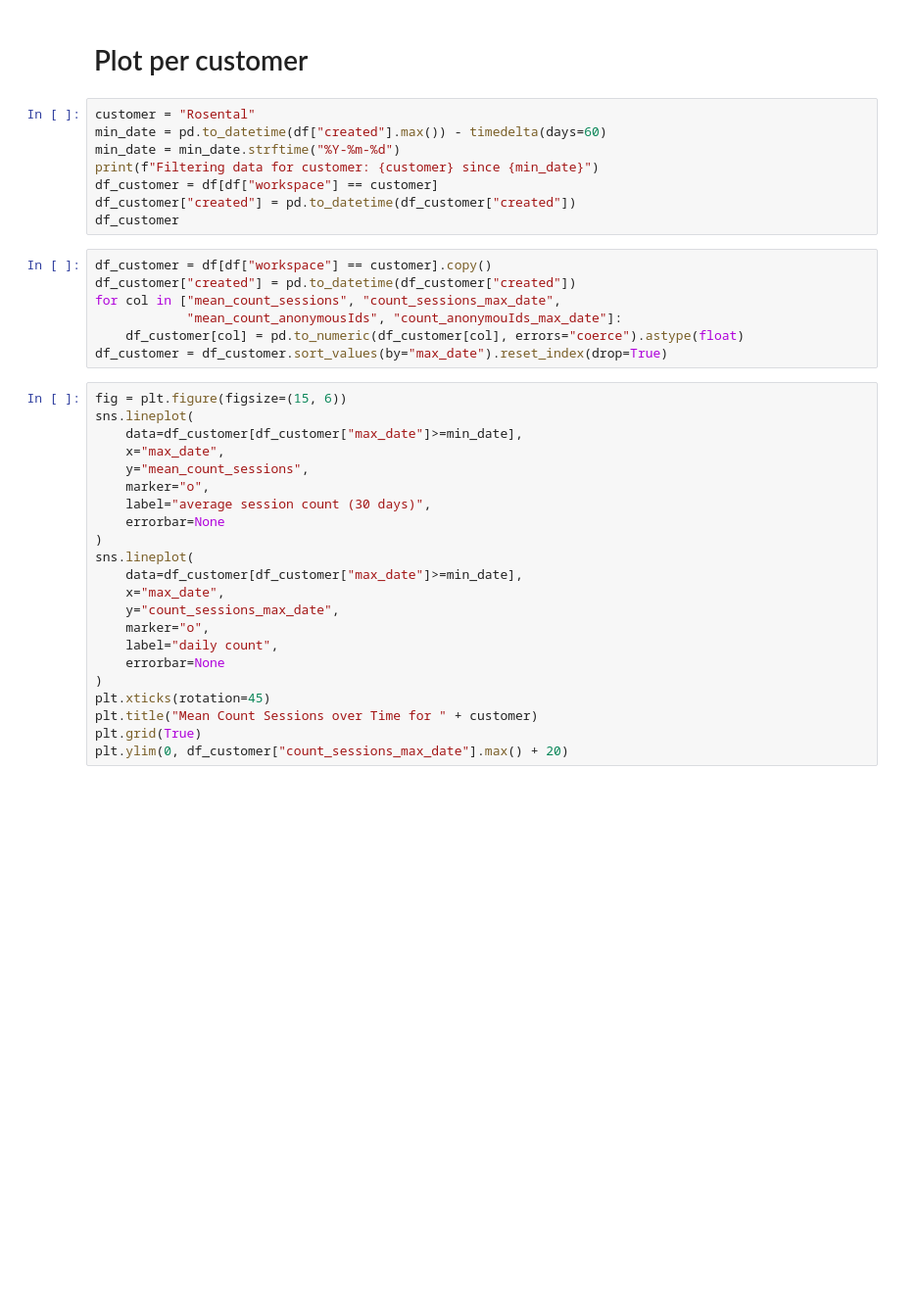
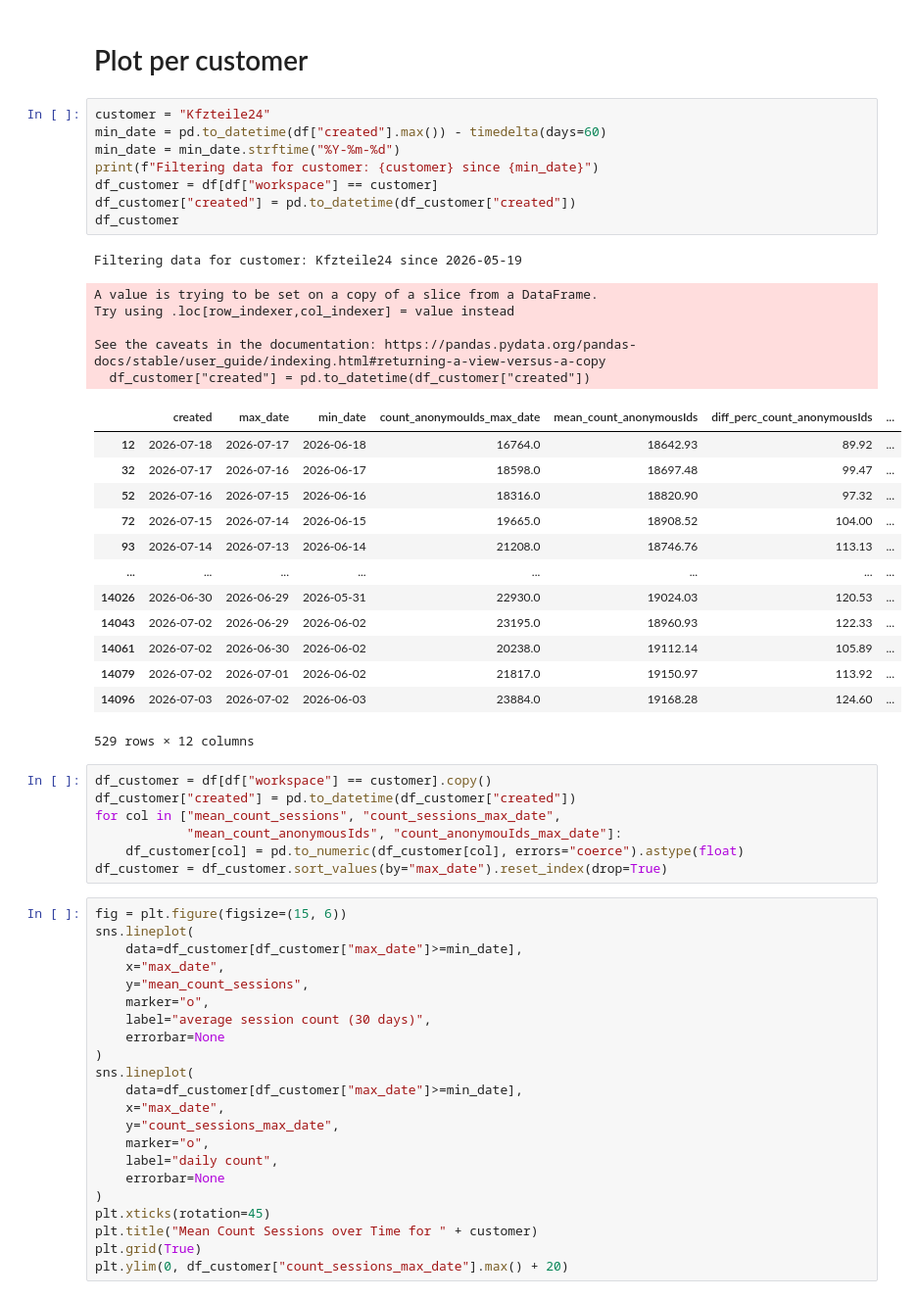
Before and after one commit to KaroPy/evaluation-and-execution-scripts, a Jupyter notebook: DataChecks/datashift/check_datashift.ipynb, the cells around one changed output. Shown at 98% size. Cells and saved outputs as stored; diff of their text form; blank space fills up the shorter version.

```diff
--- a/DataChecks/datashift/check_datashift.ipynb
+++ b/DataChecks/datashift/check_datashift.ipynb
@@ -50,13 +143,33 @@ df
 # %% [markdown]
 # Plot per customer
 # %%
-customer = "Rosental"
+customer = "Kfzteile24"
 min_date = pd.to_datetime(df["created"].max()) - timedelta(days=60)
 min_date = min_date.strftime("%Y-%m-%d")
 print(f"Filtering data for customer: {customer} since {min_date}")
 df_customer = df[df["workspace"] == customer]
 df_customer["created"] = pd.to_datetime(df_customer["created"])
 df_customer
+# %% [output]
+Filtering data for customer: Kfzteile24 since 2026-05-19
+A value is trying to be set on a copy of a slice from a DataFrame.
+Try using .loc[row_indexer,col_indexer] = value instead
+
+See the caveats in the documentation: https://pandas.pydata.org/pandas-docs/stable/user_guide/indexing.html#returning-a-view-versus-a-copy
+  df_customer["created"] = pd.to_datetime(df_customer["created"])
+|  | created | max_date | min_date | count_anonymouIds_max_date | mean_count_anonymousIds | diff_perc_count_anonymousIds | ... |
+| 12 | 2026-07-18 | 2026-07-17 | 2026-06-18 | 16764.0 | 18642.93 | 89.92 | ... |
+| 32 | 2026-07-17 | 2026-07-16 | 2026-06-17 | 18598.0 | 18697.48 | 99.47 | ... |
+| 52 | 2026-07-16 | 2026-07-15 | 2026-06-16 | 18316.0 | 18820.90 | 97.32 | ... |
+| 72 | 2026-07-15 | 2026-07-14 | 2026-06-15 | 19665.0 | 18908.52 | 104.00 | ... |
+| 93 | 2026-07-14 | 2026-07-13 | 2026-06-14 | 21208.0 | 18746.76 | 113.13 | ... |
+| ... | ... | ... | ... | ... | ... | ... | ... |
+| 14026 | 2026-06-30 | 2026-06-29 | 2026-05-31 | 22930.0 | 19024.03 | 120.53 | ... |
+| 14043 | 2026-07-02 | 2026-06-29 | 2026-06-02 | 23195.0 | 18960.93 | 122.33 | ... |
+| 14061 | 2026-07-02 | 2026-06-30 | 2026-06-02 | 20238.0 | 19112.14 | 105.89 | ... |
+| 14079 | 2026-07-02 | 2026-07-01 | 2026-06-02 | 21817.0 | 19150.97 | 113.92 | ... |
+| 14096 | 2026-07-03 | 2026-07-02 | 2026-06-03 | 23884.0 | 19168.28 | 124.60 | ... |
+529 rows × 12 columns
 # %%
 df_customer = df[df["workspace"] == customer].copy()
 df_customer["created"] = pd.to_datetime(df_customer["created"])
```
Also changed, not shown: parts of 13 cells of this notebook, 19 other files.
